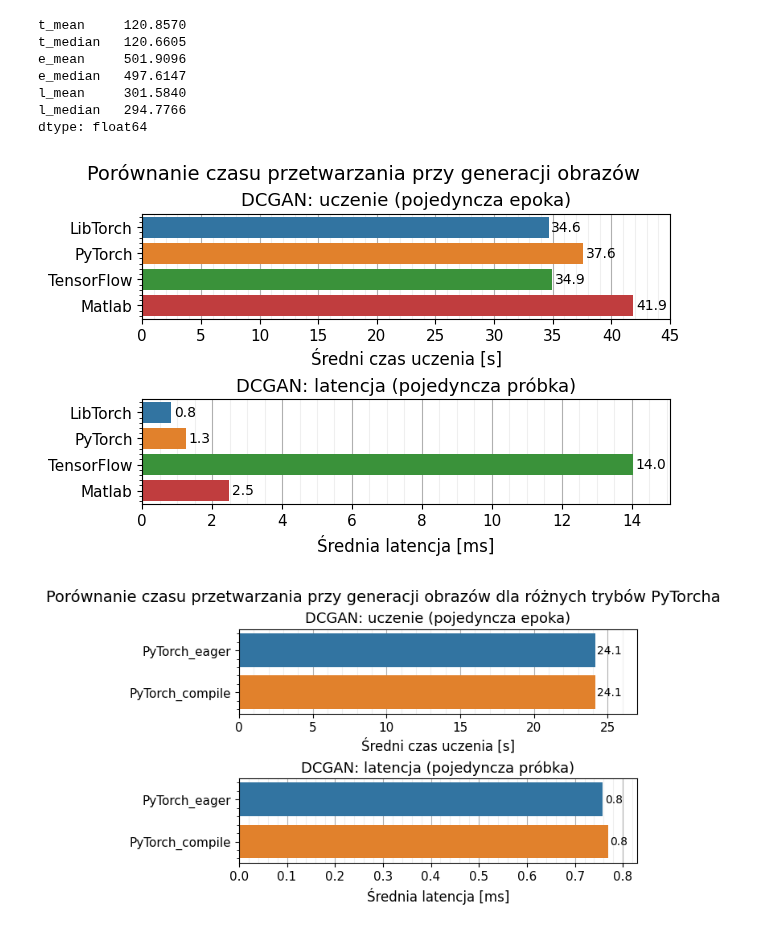
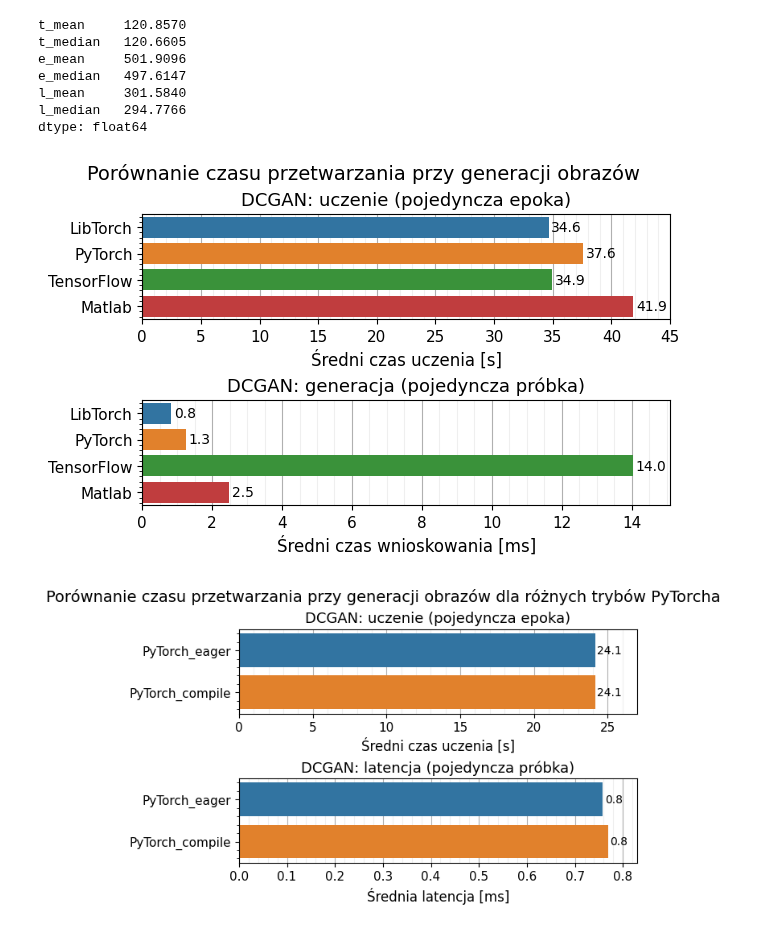
Before and after one commit to mihawb/dnn-lang-comparison, a Jupyter notebook: analysis/rolling_analysis_new.ipynb, the cells around one changed output. Cells and saved outputs as stored; diff of their text form; code cells hidden in the pictures.

```diff
--- a/analysis/rolling_analysis_new.ipynb
+++ b/analysis/rolling_analysis_new.ipynb
@@ -221,9 +224,9 @@ for i, (ax, model_name) in enumerate(zip(axes.flatten(), model_names * 2)):
 	ax.get_legend().remove()
 	ax.set_xlabel("Framework" if i >= 4 else "")
 	if i == 0:
-		ax.set_ylabel("Średni czas uczenia [s]", labelpad=12.0)
+		ax.set_ylabel("Śr. czas uczenia [s]", labelpad=12.0)
 	elif i == 4:
-		ax.set_ylabel("Średnia latencja [ms]")
+		ax.set_ylabel("Śr. czas wnioskowania [ms]")
 	else:
 		ax.set_ylabel("")
 	ax.set_title(model_name if i < 4 else "")
@@ -578,34 +581,34 @@ dtype: float64
 # %%
 fig, axes = plt.subplots(2, 1, constrained_layout=True)
 fig.suptitle("Porównanie czasu przetwarzania przy generacji obrazów")
 fig.set_size_inches(6.4, 4)
 
 def dcgan_plots(data, title, xlabel, ax, xlim):
 	data["hue"] = ["lt", "pt", "tf", "ml"][:data.shape[0]]
 	sns.barplot(data=data, y="framework", x="elapsed_time_mean", zorder=2, ax=ax, orient="h", hue="hue")
 	ax.set_ylabel("")
 	ax.set_xlabel(xlabel)
 	ax.set_title(title)
 	ax.get_legend().remove()
 
 	ax.grid(axis="x", which="major", zorder=1)
 	ax.minorticks_on()
 	ax.tick_params(axis='x', which='minor', bottom=False)
 	ax.grid(visible=True, axis="x", which="minor", alpha=0.2, zorder=1)
 
 	ax.set_xlim(right=xlim)
 
 	for container in ax.containers:
 		ax.bar_label(container, fmt="{:.1f}", padding=2)
 
 dcgan_plots(dcgan_t.reset_index(), title="DCGAN: uczenie (pojedyncza epoka)",
 			xlabel="Średni czas uczenia [s]", ax=axes[0], xlim=45)
-dcgan_plots(dcgan_l.reset_index(), title="DCGAN: latencja (pojedyncza próbka)",
-			xlabel="Średnia latencja [ms]", ax=axes[1], xlim=15.1)
+dcgan_plots(dcgan_l.reset_index(), title="DCGAN: generacja (pojedyncza próbka)",
+			xlabel="Średni czas wnioskowania [ms]", ax=axes[1], xlim=15.1)
 
 fig.savefig("../paper/plots/5.3-1.png")
 # %% [output]
-[figure, old version]
+[figure, new version]
 # %%
 compiled_dcgan_t = mtdf[mtdf.framework.isin(["PyTorch_eager", "PyTorch_compile"]) &
 						(mtdf.model_name == "DCGAN")].reset_index()
```
Also changed, not shown: parts of 5 cells of this notebook, 3 other files.
